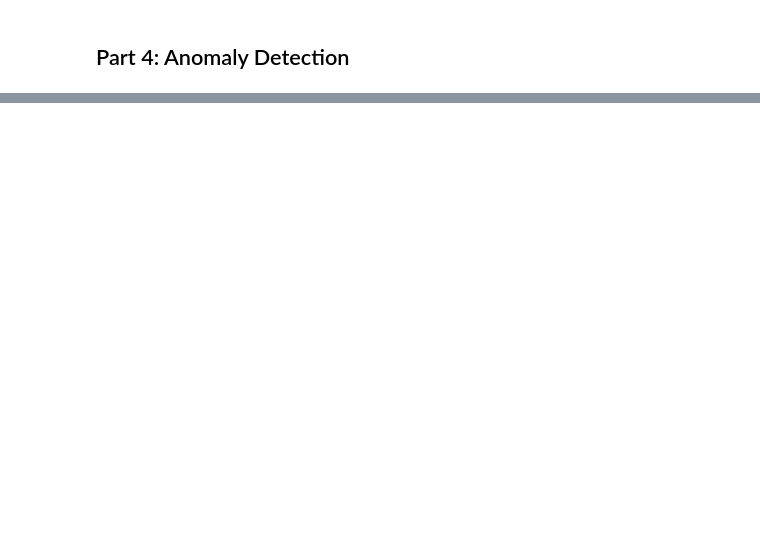
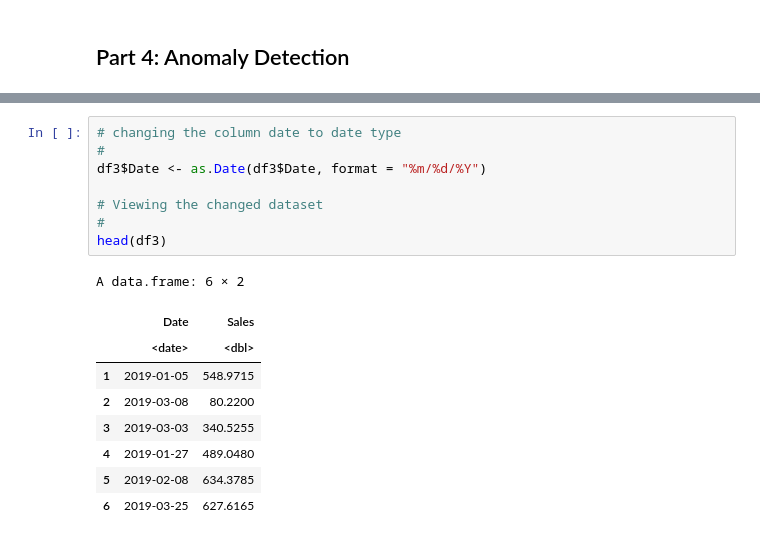
Before and after one commit to mburu-mwangi/carrefour-assessment, a Jupyter notebook: Carrefour_R_analysis_rmd.ipynb, the cells around one changed output, grey strips where cells are left out. Drawn from its saved outputs; the diff is of its cells as text; blank space fills up the shorter version.

```diff
--- a/Carrefour_R_analysis_rmd.ipynb
+++ b/Carrefour_R_analysis_rmd.ipynb
@@ -577,0 +641,18 @@ inspect(rules2[1:10])
+# %%
+# changing the column date to date type
+#
+df3$Date <- as.Date(df3$Date, format = "%m/%d/%Y")
+
+# Viewing the changed dataset
+#
+head(df3)
+# %% [output]
+A data.frame: 6 × 2
+|  | Date | Sales |
+|  | <date> | <dbl> |
+| 1 | 2019-01-05 | 548.9715 |
+| 2 | 2019-03-08 | 80.2200 |
+| 3 | 2019-03-03 | 340.5255 |
+| 4 | 2019-01-27 | 489.0480 |
+| 5 | 2019-02-08 | 634.3785 |
+| 6 | 2019-03-25 | 627.6165 |
```
Also changed, not shown: parts of 15 cells of this notebook.
